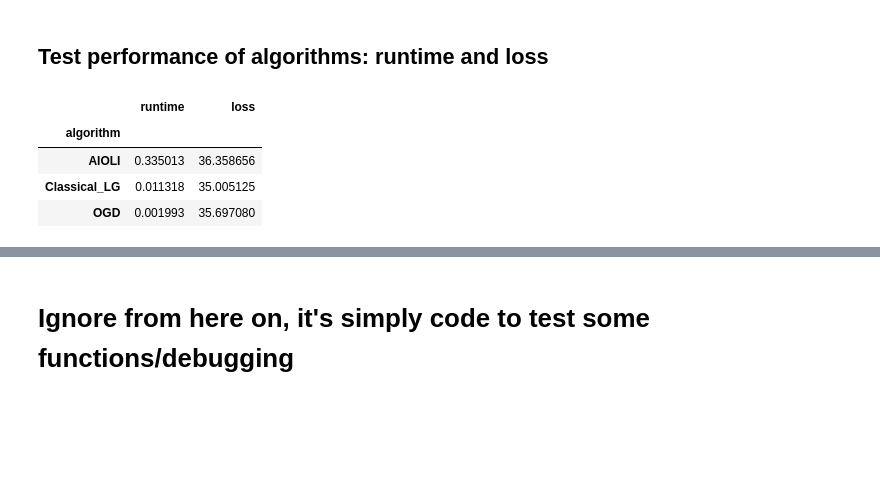
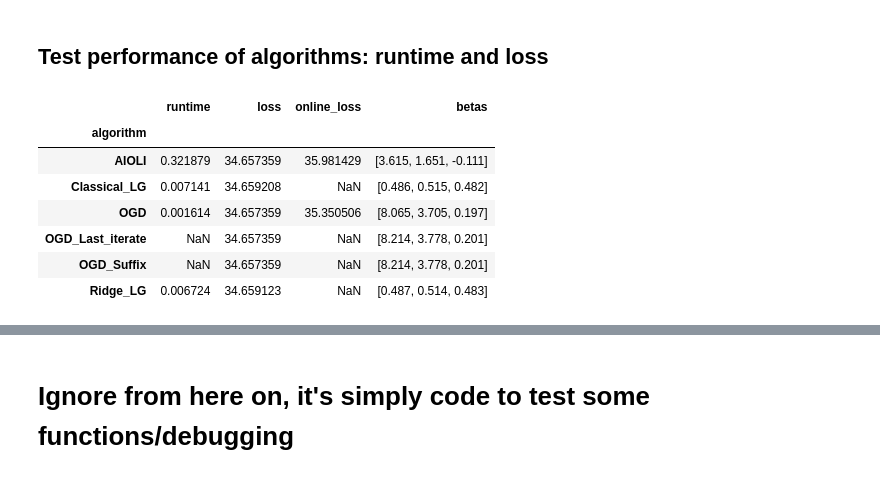
Before and after one commit to mcanela1/Thesis_Online-to-batch_Logistic-Regression, a Jupyter notebook: Algorithms.ipynb, the cells around one changed output, grey strips where cells are left out. Saved outputs shown, nothing was run; the diff lists cells and outputs as text; code cells hidden in the pictures; blank space fills up the shorter version.

```diff
--- a/Algorithms.ipynb
+++ b/Algorithms.ipynb
@@ -292,14 +387,19 @@ for i in range(runs):
     })
 
 final_results = pd.DataFrame(results_all)
-# %%
-final_results.groupby("algorithm")[["runtime", "loss"]].mean()
-# %% [output]
-|  | runtime | loss |
-| algorithm |  |  |
-| AIOLI | 0.335013 | 36.358656 |
-| Classical_LG | 0.011318 | 35.005125 |
-| OGD | 0.001993 | 35.697080 |
+# %%
+summary = final_results.groupby("algorithm")[["runtime", "loss", "online_loss", "betas"]].mean()
+summary["betas"] = summary["betas"].apply(lambda array: np.round(array, 3)) # To round betas
+summary
+# %% [output]
+|  | runtime | loss | online_loss | betas |
+| algorithm |  |  |  |  |
+| AIOLI | 0.321879 | 34.657359 | 35.981429 | [3.615, 1.651, -0.111] |
+| Classical_LG | 0.007141 | 34.659208 | NaN | [0.486, 0.515, 0.482] |
+| OGD | 0.001614 | 34.657359 | 35.350506 | [8.065, 3.705, 0.197] |
+| OGD_Last_iterate | NaN | 34.657359 | NaN | [8.214, 3.778, 0.201] |
+| OGD_Suffix | NaN | 34.657359 | NaN | [8.214, 3.778, 0.201] |
+| Ridge_LG | 0.006724 | 34.659123 | NaN | [0.487, 0.514, 0.483] |
 # %%
 final_results.groupby("algorithm")[["convergence"]].mean()*100/n
 # %% [output]
```
Also changed, not shown: parts of 13 cells of this notebook.
